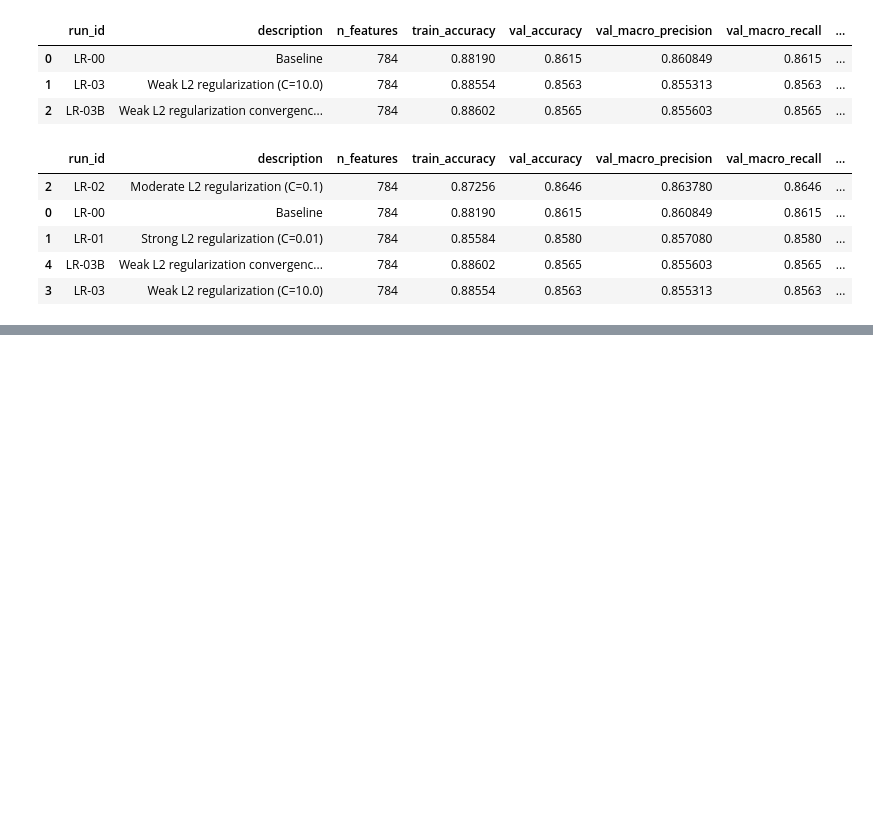
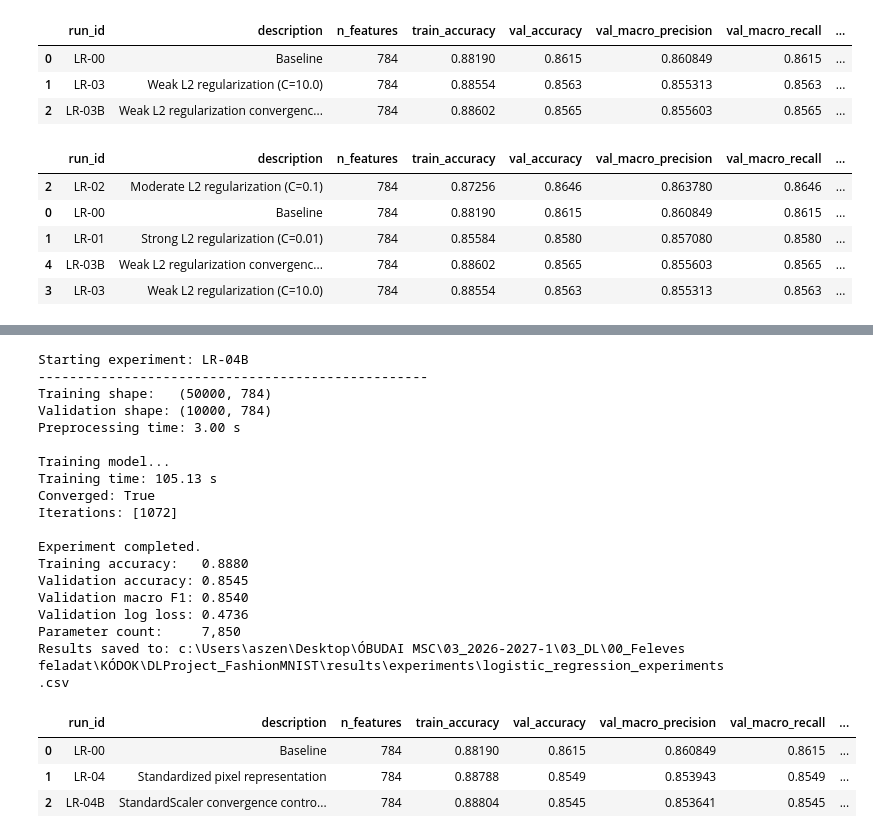
Before and after one commit to aszenas/DLProject_FashionMNIST, a Jupyter notebook: notebooks/02_logistic_regression.ipynb, the cells around one changed output, grey strips where cells are left out. Drawn from its saved outputs; the diff is of its cells as text; code cells hidden in the pictures; blank space fills up the shorter version.

Commit message:
experiment: evaluate standardized features and convergence control

```diff
--- a/notebooks/02_logistic_regression.ipynb
+++ b/notebooks/02_logistic_regression.ipynb
@@ -265,22 +265,10 @@ def evaluate_model(model, X, y):
 
     return {
         "accuracy": float(accuracy_score(y, predictions)),
-        "macro_f1": float(
-            f1_score(y, predictions, average="macro", zero_division=0)
-        ),
-        "macro_precision": float(
-            precision_score(
-                y, predictions, average="macro", zero_division=0
-            )
-        ),
-        "macro_recall": float(
-            recall_score(
-                y, predictions, average="macro", zero_division=0
-            )
-        ),
-        "log_loss": float(
-            log_loss(y, probabilities, labels=model.classes_)
-        ),
+        "macro_f1": float(f1_score(y, predictions, average="macro", zero_division=0)),
+        "macro_precision": float(precision_score(y, predictions, average="macro", zero_division=0)),
+        "macro_recall": float(recall_score(y, predictions, average="macro", zero_division=0)),
+        "log_loss": float(log_loss(y, probabilities, labels=model.classes_)),
     }
 # %%
 def measure_inference_time(model, X, repeats=5):
@@ -303,9 +291,7 @@ def save_experiment_result(result):
     if RESULTS_PATH.exists():
         existing_results = pd.read_csv(RESULTS_PATH)
 
-        existing_results = existing_results[
-            existing_results["run_id"] != result["run_id"]
-        ]
+        existing_results = existing_results[existing_results["run_id"] != result["run_id"]]
 
         results = pd.concat(
             [existing_results, new_result],
@@ -1173,12 +1110,7 @@ def show_experiment_results(run_ids=None):
         "converged",
     ]
 
-    return (
-        results[columns]
-        .sort_values("run_id")
-        .reset_index(drop=True)
-        .round(6)
-    )
+    return results[columns].sort_values("run_id").reset_index(drop=True).round(6)
 
 
 show_experiment_results()
@@ -1360,0 +1358,35 @@ regularization_results.sort_values(
+# %%
+lr_04b = run_experiment(
+    run_id="LR-04B",
+    config={
+        **BASELINE_CONFIG,
+        "standardize": True,
+        "max_iter": 3000,
+    },
+    description="StandardScaler convergence control (max_iter=3000)",
+)
+
+show_experiment_results(["LR-00", "LR-04", "LR-04B"])
+# %% [output]
+Starting experiment: LR-04B
+--------------------------------------------------
+Training shape:   (50000, 784)
+Validation shape: (10000, 784)
+Preprocessing time: 3.00 s
+
+Training model...
+Training time: 105.13 s
+Converged: True
+Iterations: [1072]
+
+Experiment completed.
+Training accuracy:   0.8880
+Validation accuracy: 0.8545
+Validation macro F1: 0.8540
+Validation log loss: 0.4736
+Parameter count:     7,850
+Results saved to: c:\Users\aszen\Desktop\ÓBUDAI MSC\03_2026-2027-1\03_DL\00_Feleves feladat\KÓDOK\DLProject_FashionMNIST\results\experiments\logistic_regression_experiments.csv
+|  | run_id | description | n_features | train_accuracy | val_accuracy | val_macro_precision | val_macro_recall | ... |
+| 0 | LR-00 | Baseline | 784 | 0.88190 | 0.8615 | 0.860849 | 0.8615 | ... |
+| 1 | LR-04 | Standardized pixel representation | 784 | 0.88788 | 0.8549 | 0.853943 | 0.8549 | ... |
+| 2 | LR-04B | StandardScaler convergence contro... | 784 | 0.88804 | 0.8545 | 0.853641 | 0.8545 | ... |
```
Also changed, not shown: parts of 17 cells of this notebook, 1 other file.
